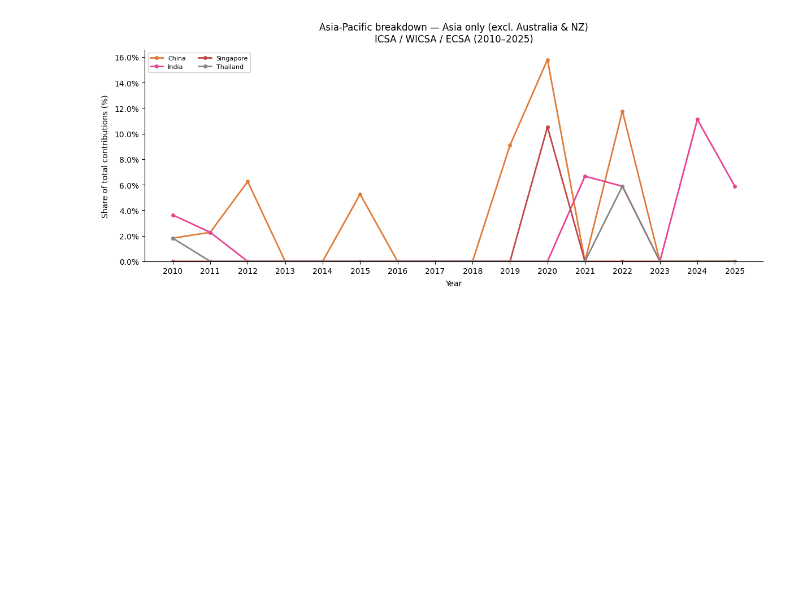
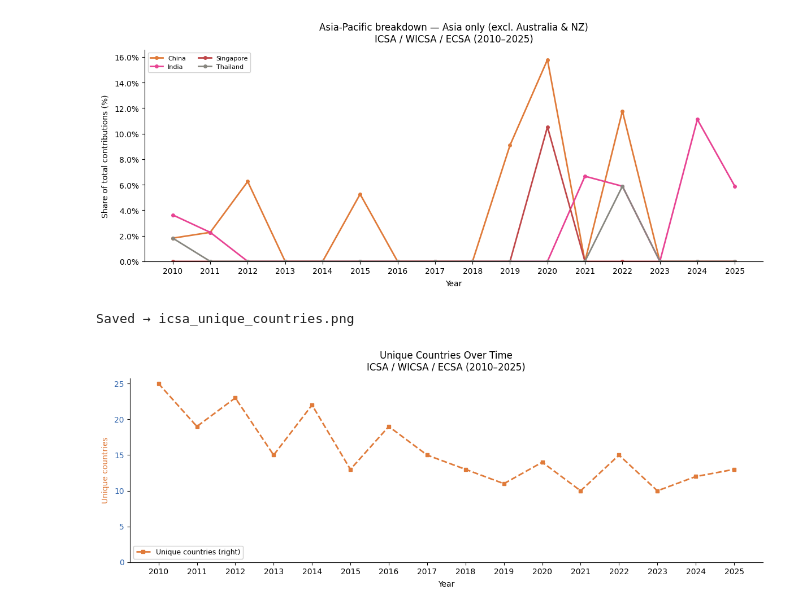
Before and after one commit to amyhoyt625/geo_data, a Jupyter notebook: src/analysis/icsa_timeseries.ipynb, the cells around one changed output. Drawn from its saved outputs; the diff is of its cells as text; code cells hidden in the pictures; blank space fills up the shorter version.

Commit message:
unique countries and changing isca name in graphs

```diff
--- a/src/analysis/icsa_timeseries.ipynb
+++ b/src/analysis/icsa_timeseries.ipynb
@@ -297,3 +297,19 @@ Saved → icsa_fig_apac_full.png
 [figure]
 Saved → icsa_fig_apac_asia_only.png
 [figure]
+# %%
+fig, ax1 = plt.subplots(figsize=(12, 4.5))
+l1, = ax1.plot(div_df.index, div_df["n_countries"], "s--", color="#e07b3a", lw=2, ms=5, label="Unique countries (right)")
+ax1.set_ylabel("Unique countries", color="#e07b3a", labelpad=6)
+ax1.tick_params(axis="y", labelcolor="#3266ad")
+ax1.set_ylim(bottom=0)
+ax1.spines[["top"]].set_visible(False)
+ax1.legend([l1,l2],[l1.get_label()], loc="lower left", fontsize=9, framealpha=0.9)
+ax1.set_title(f"Unique Countries Over Time\n{TITLE_SUFFIX}", pad=10)
+style_ax(ax1, div_df.index.tolist())
+plt.tight_layout()
+save_fig(fig, f"{FIG_PREFIX}_unique_countries.png")
+plt.show()
+# %% [output]
+Saved → icsa_unique_countries.png
+[figure, added]
```
Also changed, not shown: 9 other files.
